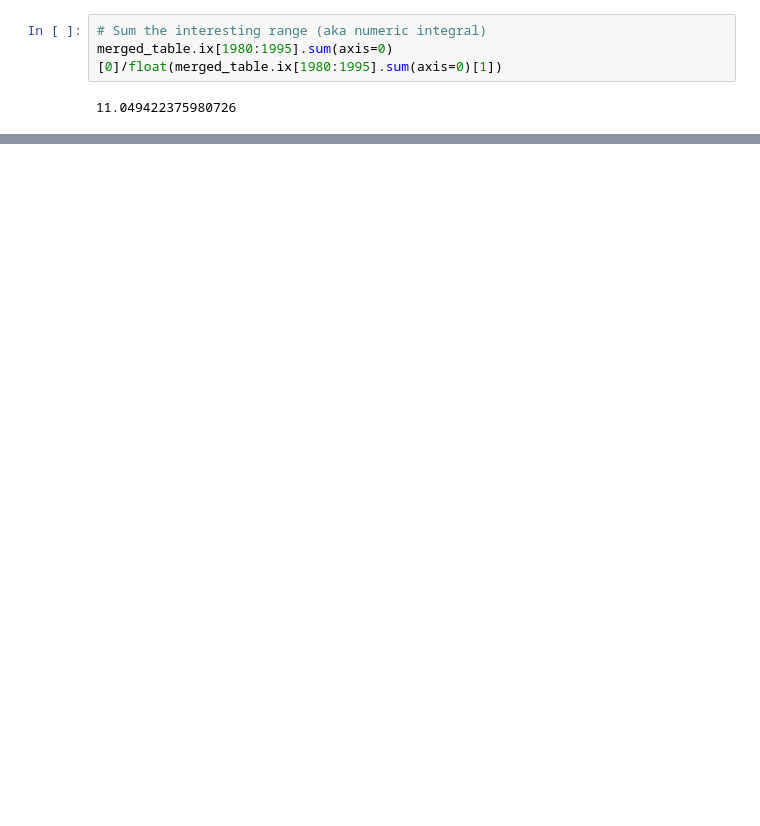
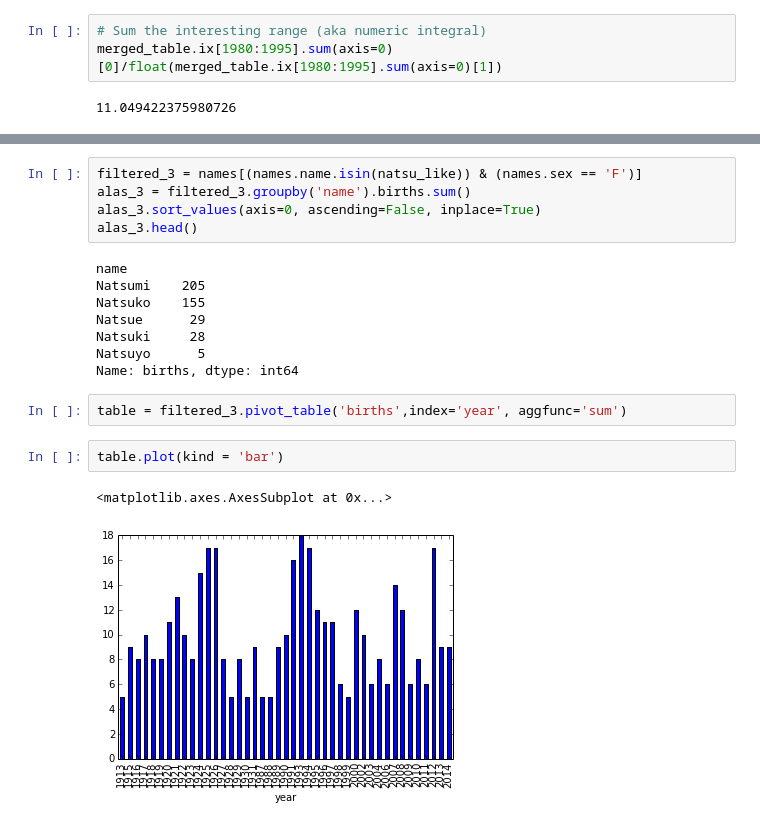
Before and after one commit to jlantos/Baby-name-analysis, a Jupyter notebook: Name_analysis.ipynb, the cells around one changed output, grey strips where cells are left out. Drawn from its saved outputs; the diff is of its cells as text; blank space fills up the shorter version.

```diff
--- a/Name_analysis.ipynb
+++ b/Name_analysis.ipynb
@@ -110,0 +132,20 @@ merged_table.ix[1980:1995].sum(axis=0)[0]/float(merged_table.ix[1980:1995].sum(a
+# %%
+filtered_3 = names[(names.name.isin(natsu_like)) & (names.sex == 'F')]
+alas_3 = filtered_3.groupby('name').births.sum()
+alas_3.sort_values(axis=0, ascending=False, inplace=True)
+alas_3.head()
+# %% [output]
+name
+Natsumi    205
+Natsuko    155
+Natsue      29
+Natsuki     28
+Natsuyo      5
+Name: births, dtype: int64
+# %%
+table = filtered_3.pivot_table('births',index='year', aggfunc='sum')
+# %%
+table.plot(kind = 'bar')
+# %% [output]
+<matplotlib.axes.AxesSubplot at 0x...>
+[figure, added]
```
Also changed, not shown: parts of 12 cells of this notebook.
